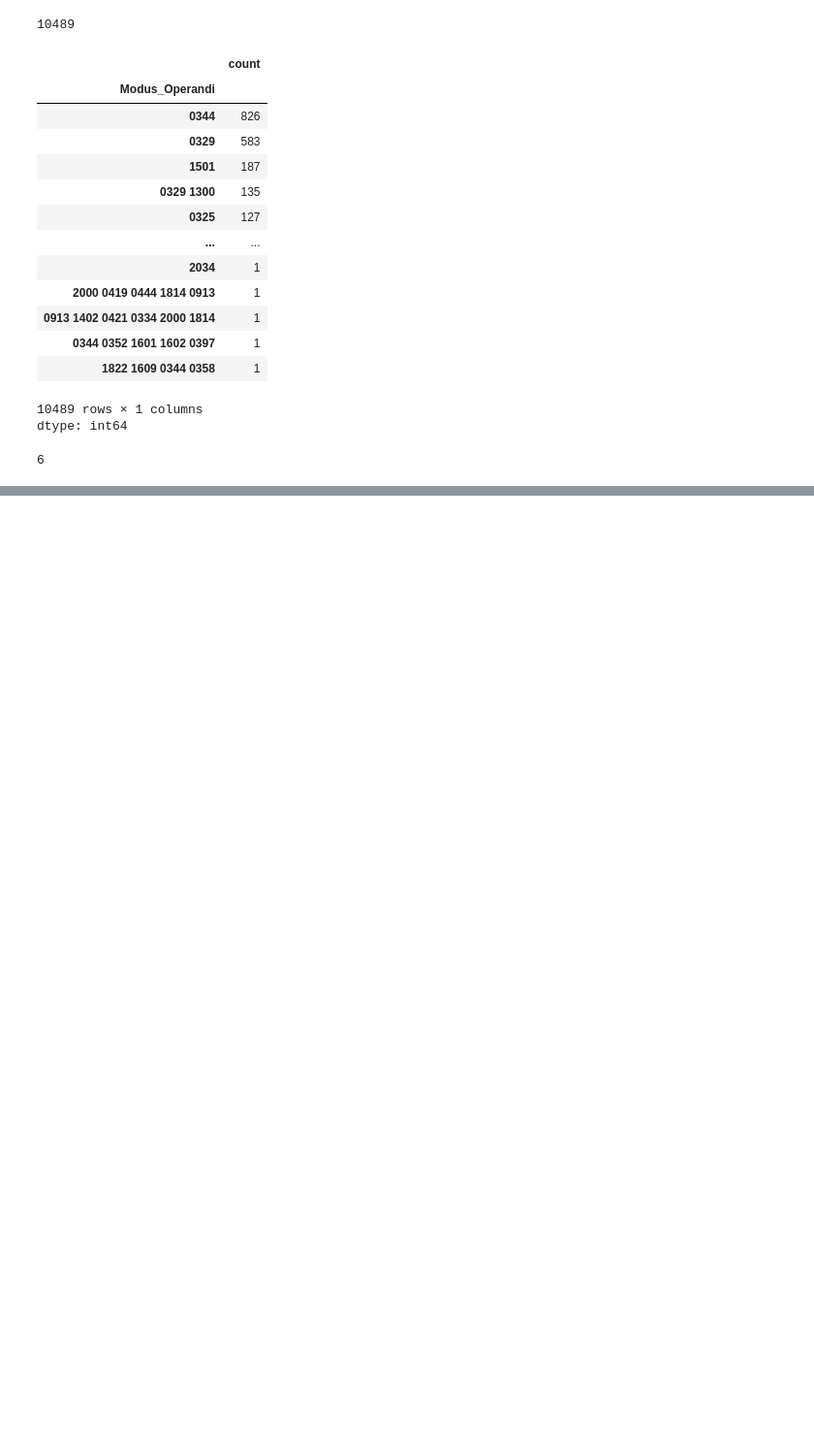
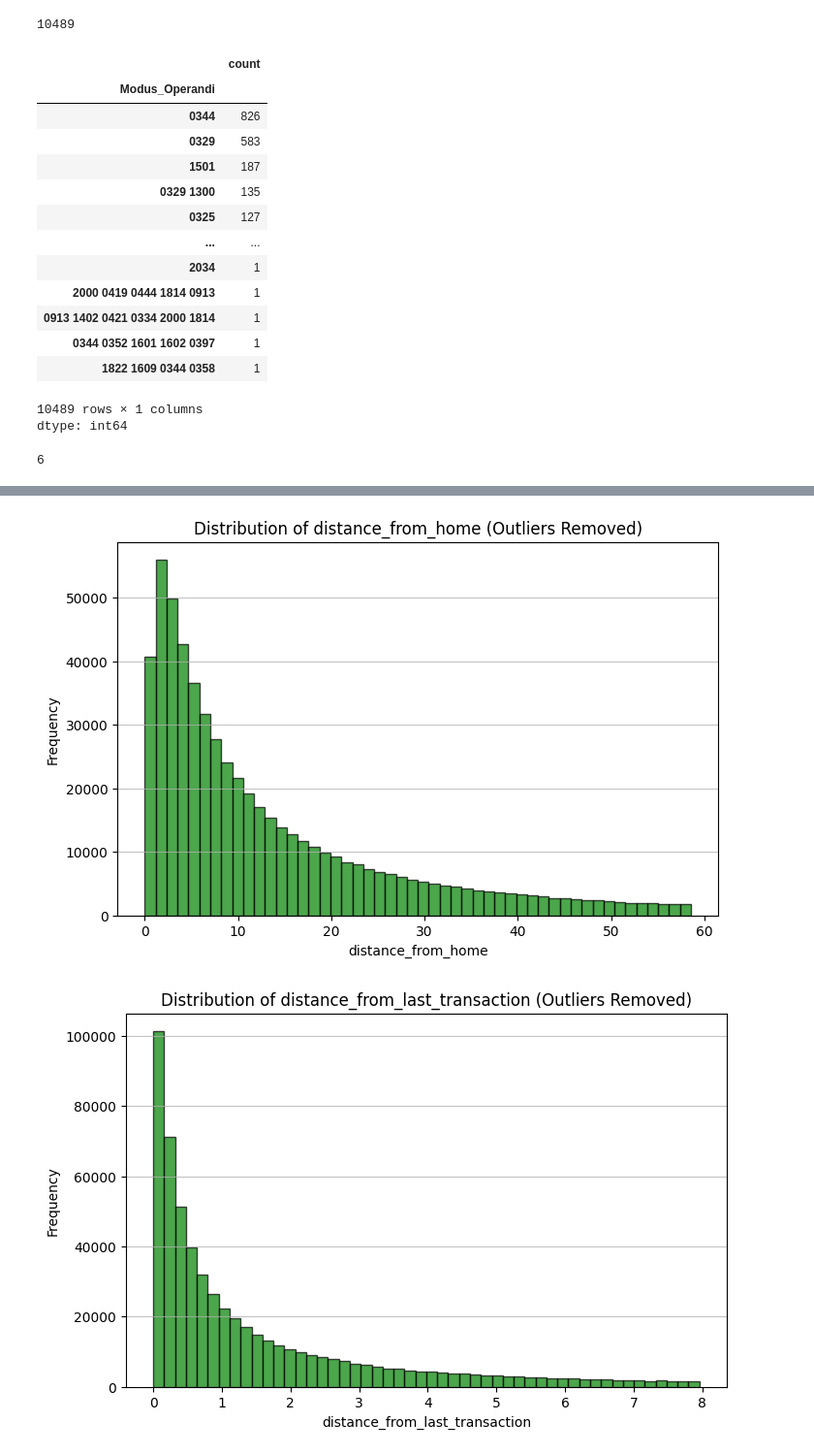
Before and after one commit to HemenDishri/IITM, a Jupyter notebook: Practice.ipynb, the cells around one changed output, grey strips where cells are left out. Shown at 97% size. Cells and saved outputs as stored; diff of their text form; code cells hidden in the pictures; blank space fills up the shorter version.

```diff
--- a/Practice.ipynb
+++ b/Practice.ipynb
@@ -144,0 +201,27 @@ import pandas as pd
+# %%
+# Define a function to remove outliers using the IQR method
+def remove_outliers(df, columns):
+    for column in columns:
+        Q1 = df[column].quantile(0.25)
+        Q3 = df[column].quantile(0.75)
+        IQR = Q3 - Q1
+        lower_bound = Q1 - 1.5 * IQR
+        upper_bound = Q3 + 1.5 * IQR
+        df = df[(df[column] >= lower_bound) & (df[column] <= upper_bound)]
+    return df
+
+# Remove outliers from the training data
+X_train_cleaned = remove_outliers(X_train.copy(), numerical_columns)
+
+# Plot histograms for each numerical column after removing outliers
+for column in numerical_columns:
+    plt.figure(figsize=(8, 5))
+    plt.hist(X_train_cleaned[column], bins=50, color='green', alpha=0.7, edgecolor='black')
+    plt.title(f'Distribution of {column} (Outliers Removed)')
+    plt.xlabel(column)
+    plt.ylabel('Frequency')
+    plt.grid(axis='y', alpha=0.75)
+    plt.show()
+# %% [output]
+[figure, added]
+[figure, added]
```
Also changed, not shown: parts of 15 cells of this notebook.
